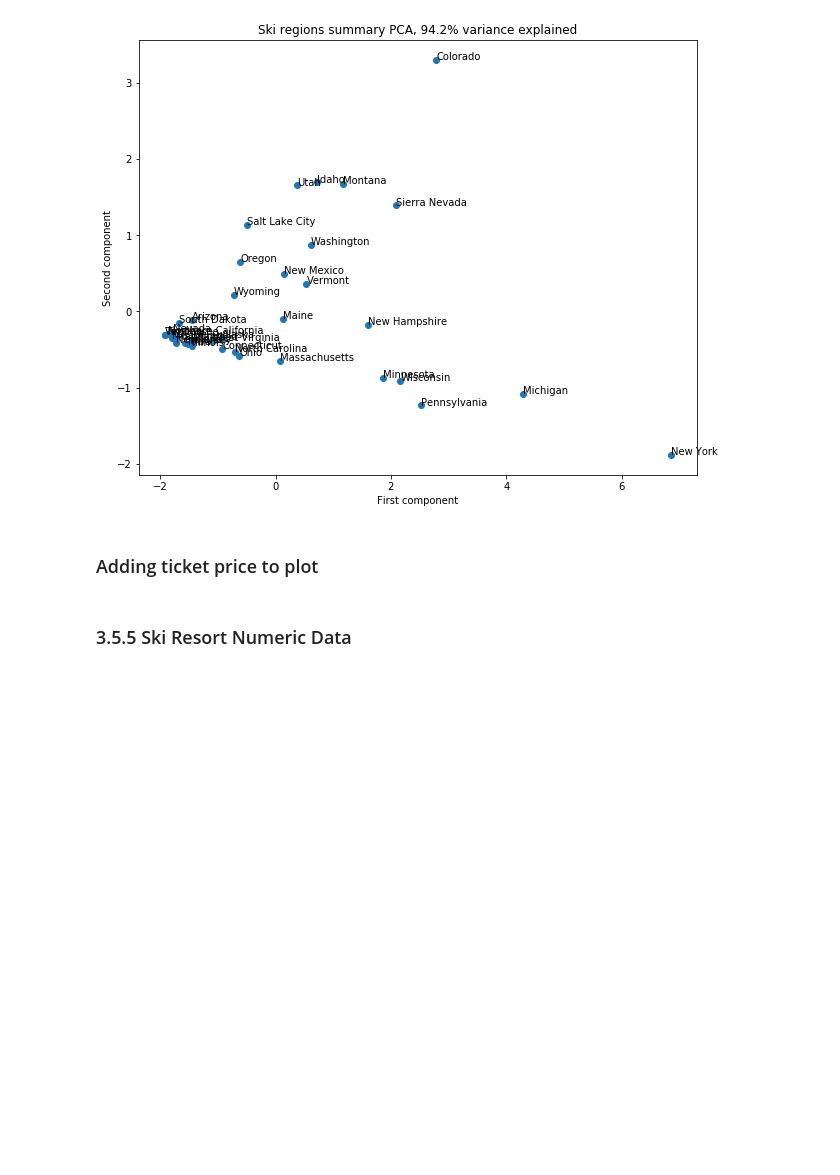
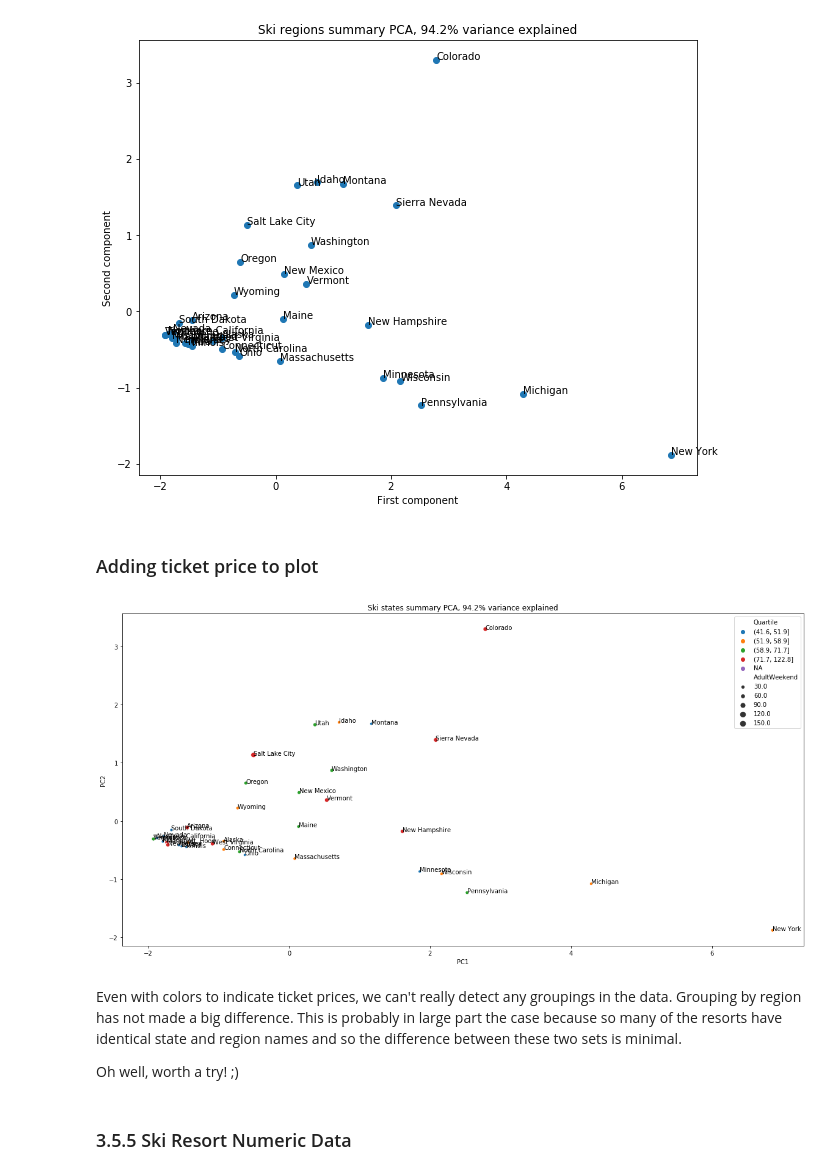
Before and after one commit to rrpelgrim/DataScienceGuidedCapstone, a Jupyter notebook: Step Three - Exploratory Data Analysis/03_exploratory_data_analysis.ipynb, the cells around one changed output. Drawn from its saved outputs; the diff is of its cells as text; code cells hidden in the pictures; blank space fills up the shorter version.

```diff
--- a/Step Three - Exploratory Data Analysis/03_exploratory_data_analysis.ipynb
+++ b/Step Three - Exploratory Data Analysis/03_exploratory_data_analysis.ipynb
@@ -790,27 +790,41 @@ for s, x, y in zip(region, x, y):
 # %% [markdown]
 ### Adding ticket price to plot
 # %%
-# calculate average ticket price by region
+# calculate average ticket price by region and cast it to a DF
 region_avg_price = ski_data.groupby('Region')['AdultWeekend'].mean()
+region_avg_price.to_frame()
 
 # create new dataframe to hold PCA data
-pca_region_df = pd.DataFrame({'PC1': region_pca_x[:, 0], 'PC2': state_pca_x[:, 1]}, index=state_summary_index)
-pca_df.head()
+pca_region_df = pd.DataFrame({'PC1': region_pca_x[:, 0], 'PC2': region_pca_x[:, 1]}, index=region_summary_index)
 
+# concatenating PCAs and average price by region
+pca_region_df = pd.concat([pca_region_df, region_avg_price], axis=1, sort=True)
 
+# adding a quartile column
+pca_region_df['Quartile'] = pd.qcut(pca_region_df.AdultWeekend, q=4, precision=1)
+pca_region_df['AdultWeekend'].fillna(pca_region_df.AdultWeekend.mean(), inplace=True)
+pca_region_df['Quartile'] = pca_region_df['Quartile'].cat.add_categories('NA')
+pca_region_df['Quartile'].fillna('NA', inplace=True)
 
-x = pca_df.PC1
-y = pca_df.PC2
-state = pca_df.index
-plt.subplots(figsize=(12, 10))
+# plotting with seaborn
+x = pca_region_df.PC1
+y = pca_region_df.PC2
+region_sns = pca_region_df.index
+plt.subplots(figsize=(20, 10))
 # Note the argument below to make sure we get the colours in the ascending
 # order we intuitively expect!
 sns.scatterplot(x='PC1', y='PC2', size='AdultWeekend', hue='Quartile',
-                hue_order=pca_df.Quartile.cat.categories, data=pca_df)
+                hue_order=pca_region_df.Quartile.cat.categories, data=pca_region_df)
 #and we can still annotate with the state labels
-for s, x, y in zip(state, x, y):
+for s, x, y in zip(region_sns, x, y):
     plt.annotate(s, (x, y))
 plt.title(f'Ski states summary PCA, {pc_var:.1f}% variance explained');
+# %% [output]
+[figure, added]
+# %% [markdown]
+Even with colors to indicate ticket prices, we can't really detect any groupings in the data. Grouping by region has not made a big difference. This is probably in large part the case because so many of the resorts have identical state and region names and so the difference between these two sets is minimal.
+
+Oh well, worth a try! ;)
 # %% [markdown]
 ### 3.5.5 Ski Resort Numeric Data<a id='3.5.5_Ski_Resort_Numeric_Data'></a>
 # %% [markdown]
```
